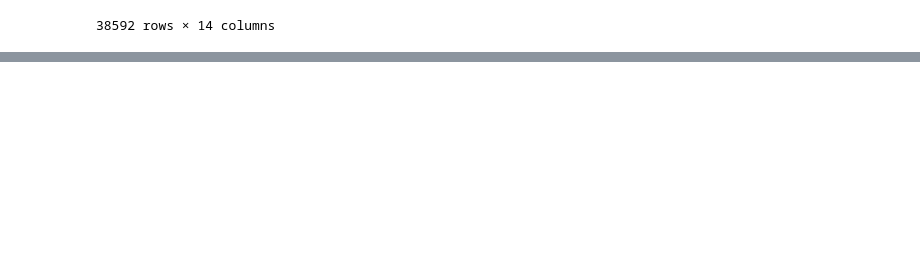
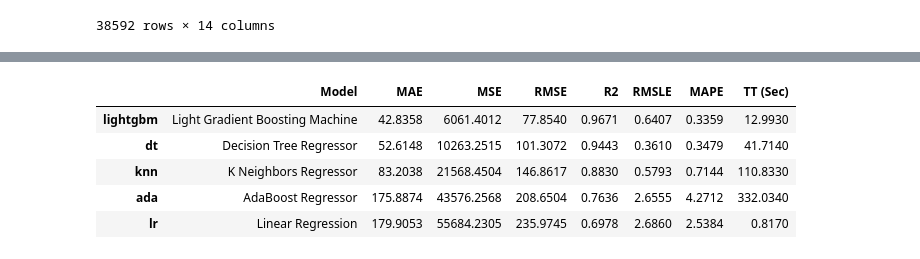
Before and after one commit to Park-taenam/Inha_AI_2022, a Jupyter notebook: Inha_AI_modeling.ipynb, the cells around one changed output, grey strips where cells are left out. Drawn from its saved outputs; the diff is of its cells as text; code cells hidden in the pictures; blank space fills up the shorter version.

```diff
--- a/Inha_AI_modeling.ipynb
+++ b/Inha_AI_modeling.ipynb
@@ -111,0 +122,13 @@ best = compare_models(sort = 'RMSE')
+# %%
+# 모델 비교하기
+# xgboost, catboost
+best3 = compare_models(sort = 'RMSE',
+                       n_select = 3,
+                       include = ['dt', 'knn', 'lr', 'ada','lightgbm'])
+# %% [output]
+|  | Model | MAE | MSE | RMSE | R2 | RMSLE | MAPE | TT (Sec) |
+| lightgbm | Light Gradient Boosting Machine | 42.8358 | 6061.4012 | 77.8540 | 0.9671 | 0.6407 | 0.3359 | 12.9930 |
+| dt | Decision Tree Regressor | 52.6148 | 10263.2515 | 101.3072 | 0.9443 | 0.3610 | 0.3479 | 41.7140 |
+| knn | K Neighbors Regressor | 83.2038 | 21568.4504 | 146.8617 | 0.8830 | 0.5793 | 0.7144 | 110.8330 |
+| ada | AdaBoost Regressor | 175.8874 | 43576.2568 | 208.6504 | 0.7636 | 2.6555 | 4.2712 | 332.0340 |
+| lr | Linear Regression | 179.9053 | 55684.2305 | 235.9745 | 0.6978 | 2.6860 | 2.5384 | 0.8170 |
```
Also changed, not shown: parts of 9 cells of this notebook, 1 other file.
